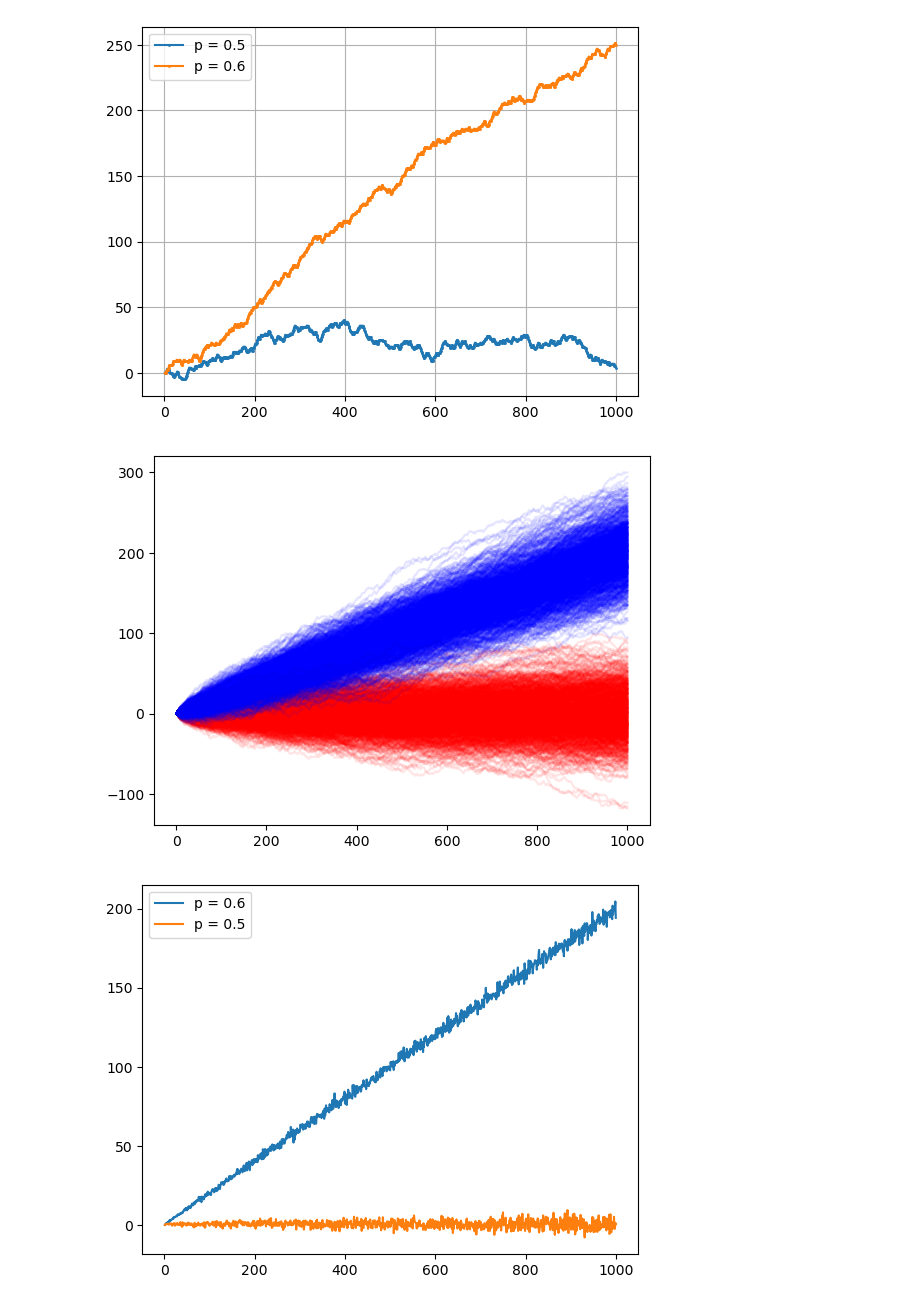
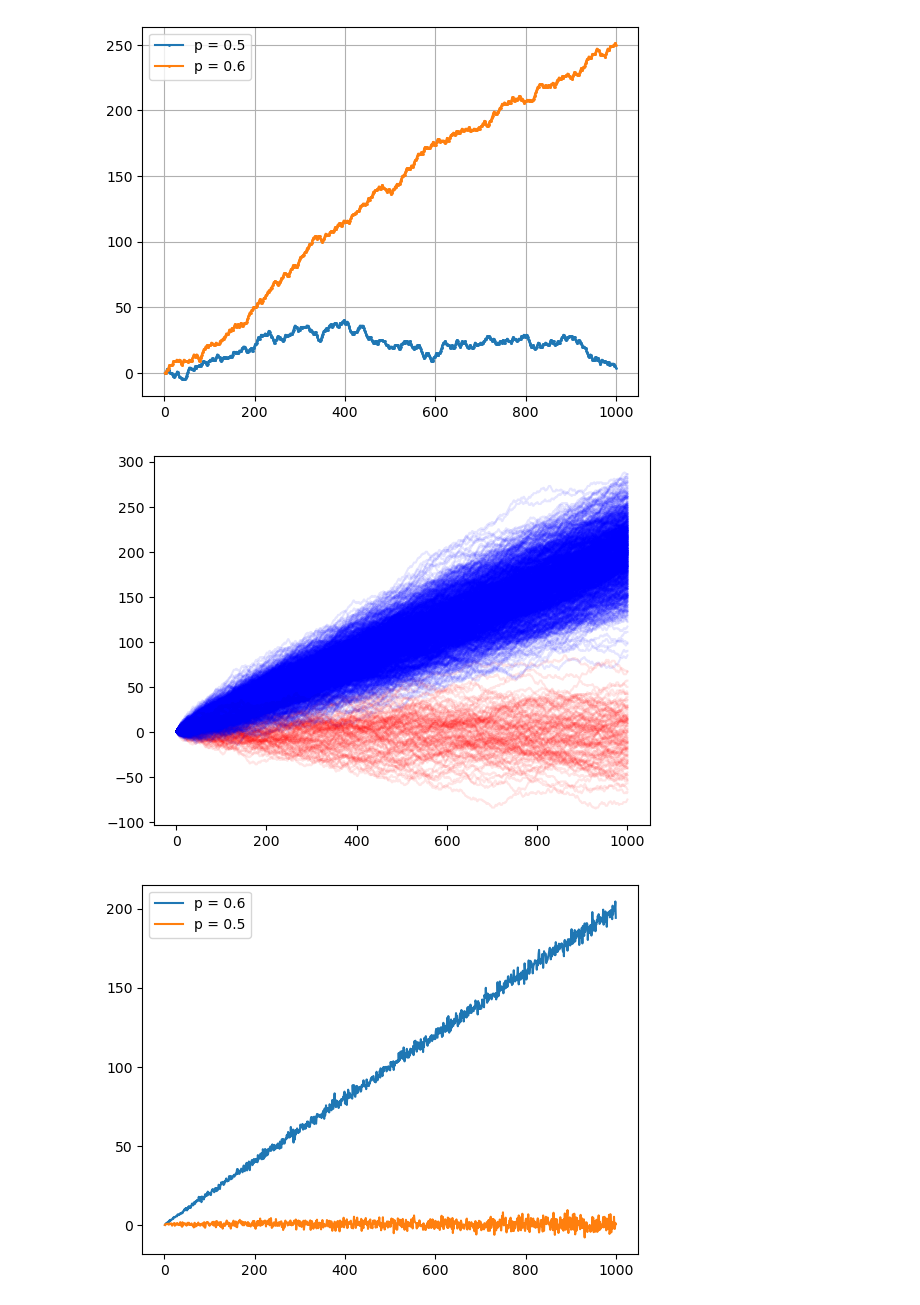
Before and after one commit to Rogerio-buso/Fisica-Computacional, a Jupyter notebook: Atividade 4/randomwalk.ipynb, the cells around one changed output. Drawn from its saved outputs; the diff is of its cells as text; code cells hidden in the pictures.

```diff
--- a/Atividade 4/randomwalk.ipynb
+++ b/Atividade 4/randomwalk.ipynb
@@ -39,16 +39,16 @@ plt.grid()
 # %%
 '''
 Faz um loop for para plotar cada gráfico 100 vezes, isso para cada valor de p = 0.5 e 0.8
 '''
 lugar = []
-for i in range(1, 1000):
+for i in range(1, 100):
     y = passeio_aleatorio(1000, 0.5)
     plt.plot(n, y, c='r', alpha=0.1)
 for i in range(1, 1000):
     y = passeio_aleatorio(1000, 0.6)
     plt.plot(n, y, c='b', alpha=0.1)
 # %% [output]
-[figure, old version]
+[figure, new version]
 # %%
 import numpy as np
 import matplotlib.pyplot as plt
```
